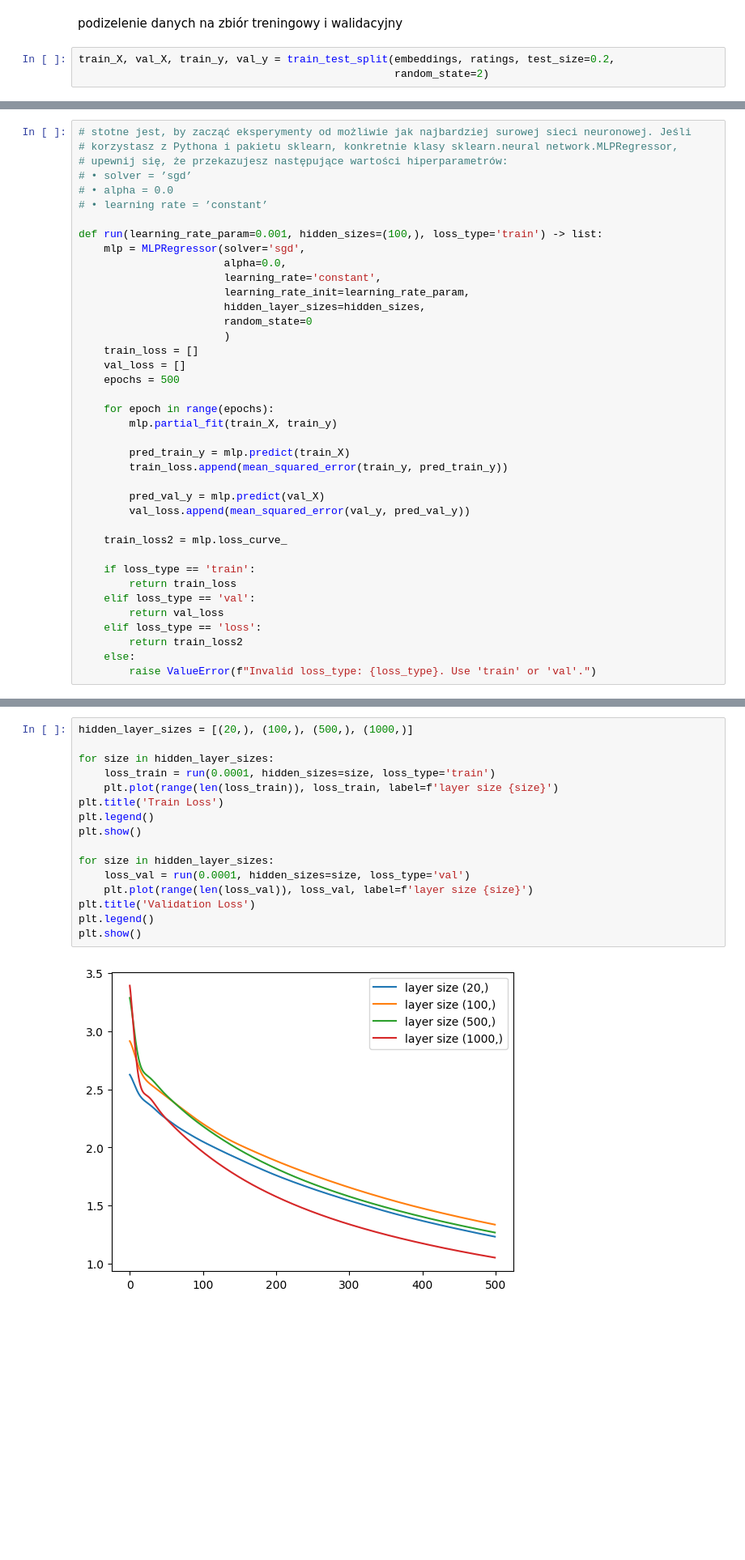
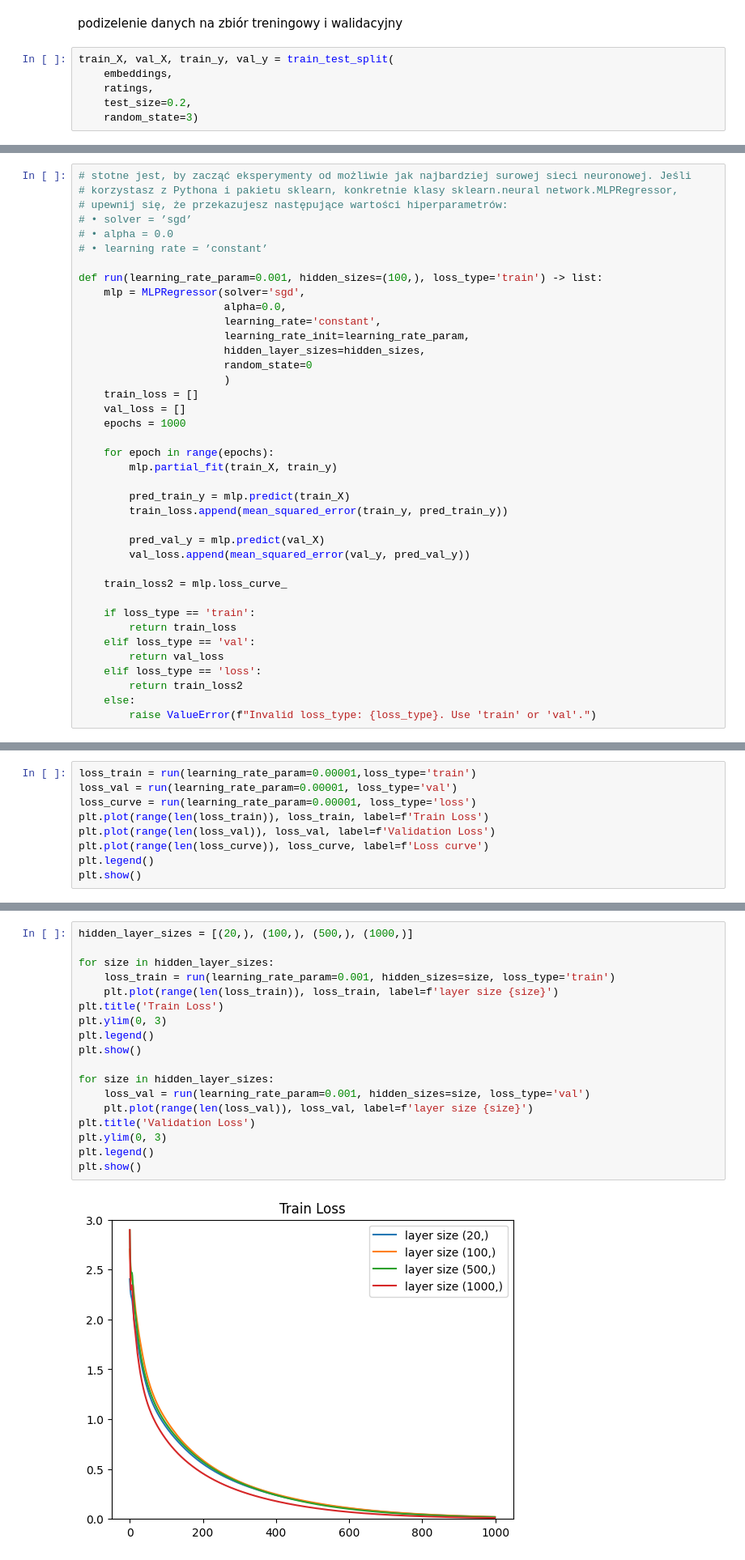
Before and after one commit to Filipstrozik/SztucznaInteligencja, a Jupyter notebook: Z5/z5.ipynb, the cells around one changed output, grey strips where cells are left out. Shown at 81% size. Drawn from its saved outputs; the diff is of its cells as text; blank space fills up the shorter version.

```diff
--- a/Z5/z5.ipynb
+++ b/Z5/z5.ipynb
@@ -81,8 +77,11 @@ Some weights of the model checkpoint at C:\Users\filip/.cache\torch\sentence_tra
 # %% [markdown]
 podizelenie danych na zbiór treningowy i walidacyjny
 # %%
-train_X, val_X, train_y, val_y = train_test_split(embeddings, ratings, test_size=0.2,
-                                                  random_state=2)
+train_X, val_X, train_y, val_y = train_test_split(
+    embeddings,
+    ratings,
+    test_size=0.2,
+    random_state=3)
 # %%
 print("Train X shape:", train_X.shape)
 print("Train y shape:", train_y.shape)
@@ -111,7 +110,7 @@ def run(learning_rate_param=0.001, hidden_sizes=(100,), loss_type='train') -> li
                        )
     train_loss = []
     val_loss = []
-    epochs = 500
+    epochs = 1000
 
     for epoch in range(epochs):
         mlp.partial_fit(train_X, train_y)
@@ -175,0 +252,9 @@ plt.show()
+# %%
+loss_train = run(learning_rate_param=0.00001,loss_type='train')
+loss_val = run(learning_rate_param=0.00001, loss_type='val')
+loss_curve = run(learning_rate_param=0.00001, loss_type='loss')
+plt.plot(range(len(loss_train)), loss_train, label=f'Train Loss')
+plt.plot(range(len(loss_val)), loss_val, label=f'Validation Loss')
+plt.plot(range(len(loss_curve)), loss_curve, label=f'Loss curve')
+plt.legend()
+plt.show()
@@ -180,18 +267,20 @@ danych? Kiedy zaczyna zanadto dopasowywać się do zbioru uczącego? (30 punktó
 # %%
 hidden_layer_sizes = [(20,), (100,), (500,), (1000,)]
 
 for size in hidden_layer_sizes:
-    loss_train = run(0.0001, hidden_sizes=size, loss_type='train')
+    loss_train = run(learning_rate_param=0.001, hidden_sizes=size, loss_type='train')
     plt.plot(range(len(loss_train)), loss_train, label=f'layer size {size}')
 plt.title('Train Loss')
+plt.ylim(0, 3)
 plt.legend()
 plt.show()
 
 for size in hidden_layer_sizes:
-    loss_val = run(0.0001, hidden_sizes=size, loss_type='val')
+    loss_val = run(learning_rate_param=0.001, hidden_sizes=size, loss_type='val')
     plt.plot(range(len(loss_val)), loss_val, label=f'layer size {size}')
 plt.title('Validation Loss')
+plt.ylim(0, 3)
 plt.legend()
 plt.show()
 # %% [output]
-[figure, old version]
+[figure, new version]
```
Also changed, not shown: parts of 31 cells of this notebook.
